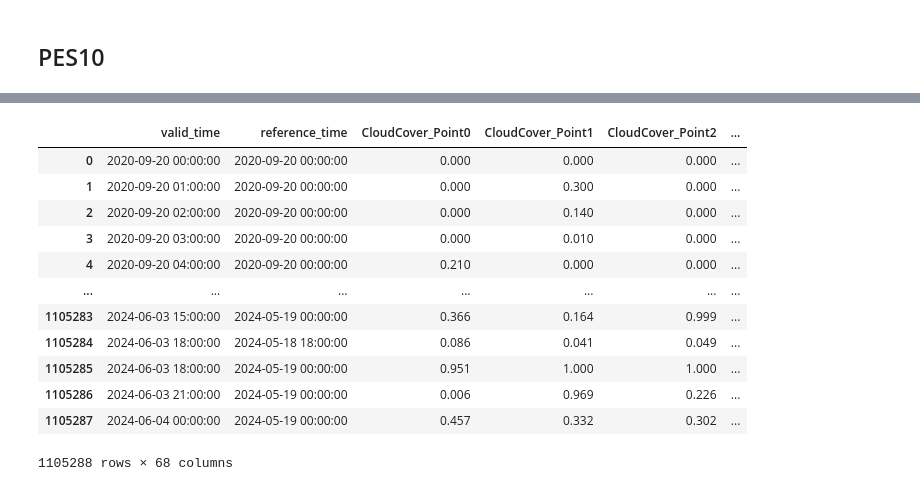
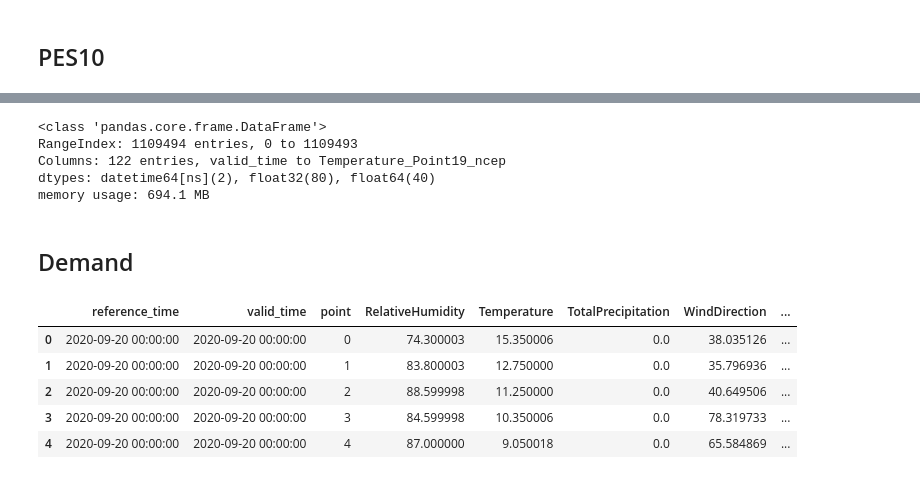
Before and after one commit to P-AEL/Energy_production_price_prediction, a Jupyter notebook: prep_eda.ipynb, the cells around one changed output, grey strips where cells are left out. Saved outputs shown, nothing was run; the diff lists cells and outputs as text; code cells hidden in the pictures.

```diff
--- a/prep_eda.ipynb
+++ b/prep_eda.ipynb
@@ -267,19 +262,3 @@ pivot_ncep_pes10_df["Std_SolarDownwardRadiation"] = pivot_ncep_pes10_df.filter(l
 
 pivot_ncep_pes10_df["reference_time"] = pd.to_datetime(pivot_ncep_pes10_df["reference_time"], format="%Y-%m-%d %H:%M:%S")
 pivot_ncep_pes10_df["valid_time"] = pd.to_datetime(pivot_ncep_pes10_df["valid_time"], format="%Y-%m-%d %H:%M:%S")
-# %%
-pivot_ncep_pes10_df
-# %% [output]
-|  | valid_time | reference_time | CloudCover_Point0 | CloudCover_Point1 | CloudCover_Point2 | ... |
-| 0 | 2020-09-20 00:00:00 | 2020-09-20 00:00:00 | 0.000 | 0.000 | 0.000 | ... |
-| 1 | 2020-09-20 01:00:00 | 2020-09-20 00:00:00 | 0.000 | 0.300 | 0.000 | ... |
-| 2 | 2020-09-20 02:00:00 | 2020-09-20 00:00:00 | 0.000 | 0.140 | 0.000 | ... |
-| 3 | 2020-09-20 03:00:00 | 2020-09-20 00:00:00 | 0.000 | 0.010 | 0.000 | ... |
-| 4 | 2020-09-20 04:00:00 | 2020-09-20 00:00:00 | 0.210 | 0.000 | 0.000 | ... |
-| ... | ... | ... | ... | ... | ... | ... |
-| 1105283 | 2024-06-03 15:00:00 | 2024-05-19 00:00:00 | 0.366 | 0.164 | 0.999 | ... |
-| 1105284 | 2024-06-03 18:00:00 | 2024-05-18 18:00:00 | 0.086 | 0.041 | 0.049 | ... |
-| 1105285 | 2024-06-03 18:00:00 | 2024-05-19 00:00:00 | 0.951 | 1.000 | 1.000 | ... |
-| 1105286 | 2024-06-03 21:00:00 | 2024-05-19 00:00:00 | 0.006 | 0.969 | 0.226 | ... |
-| 1105287 | 2024-06-04 00:00:00 | 2024-05-19 00:00:00 | 0.457 | 0.332 | 0.302 | ... |
-1105288 rows × 68 columns
@@ -289,0 +267,19 @@ px.line(pivot_ncep_pes10_df[pivot_ncep_pes10_df["valid_time"] > "2024-03-01"], x
+# %%
+merged_pes10_df.info()
+# %% [output]
+<class 'pandas.core.frame.DataFrame'>
+RangeIndex: 1109494 entries, 0 to 1109493
+Columns: 122 entries, valid_time to Temperature_Point19_ncep
+dtypes: datetime64[ns](2), float32(80), float64(40)
+memory usage: 694.1 MB
+# %% [markdown]
+## Demand
+# %%
+ncep_demand_df.head()
+# %% [output]
+|  | reference_time | valid_time | point | RelativeHumidity | Temperature | TotalPrecipitation | WindDirection | ... |
+| 0 | 2020-09-20 00:00:00 | 2020-09-20 00:00:00 | 0 | 74.300003 | 15.350006 | 0.0 | 38.035126 | ... |
+| 1 | 2020-09-20 00:00:00 | 2020-09-20 00:00:00 | 1 | 83.800003 | 12.750000 | 0.0 | 35.796936 | ... |
+| 2 | 2020-09-20 00:00:00 | 2020-09-20 00:00:00 | 2 | 88.599998 | 11.250000 | 0.0 | 40.649506 | ... |
+| 3 | 2020-09-20 00:00:00 | 2020-09-20 00:00:00 | 3 | 84.599998 | 10.350006 | 0.0 | 78.319733 | ... |
+| 4 | 2020-09-20 00:00:00 | 2020-09-20 00:00:00 | 4 | 87.000000 | 9.050018 | 0.0 | 65.584869 | ... |
```
Also changed, not shown: parts of 27 cells of this notebook, 2 other files.
